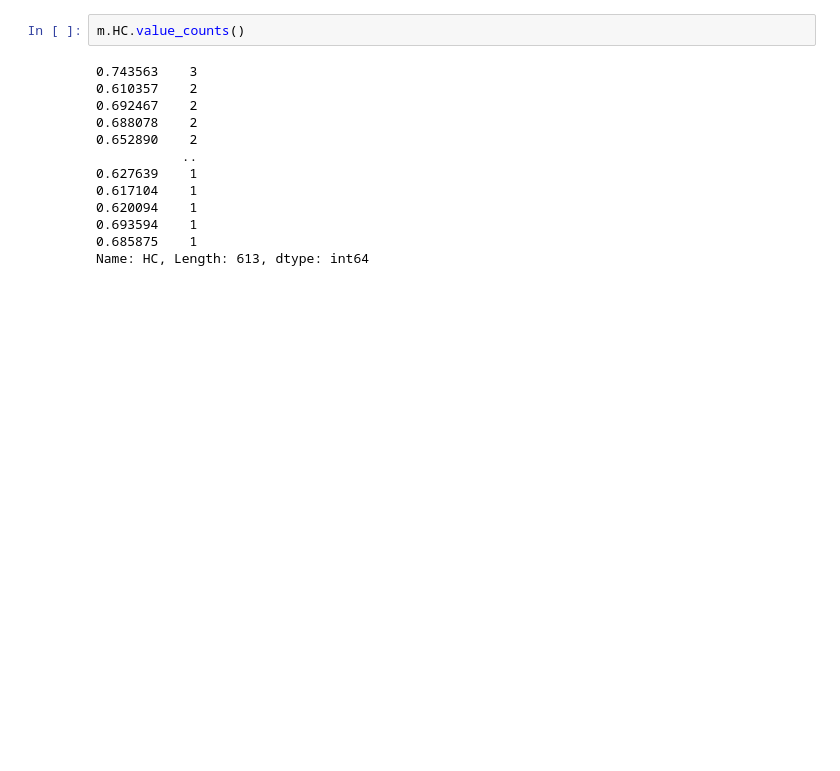
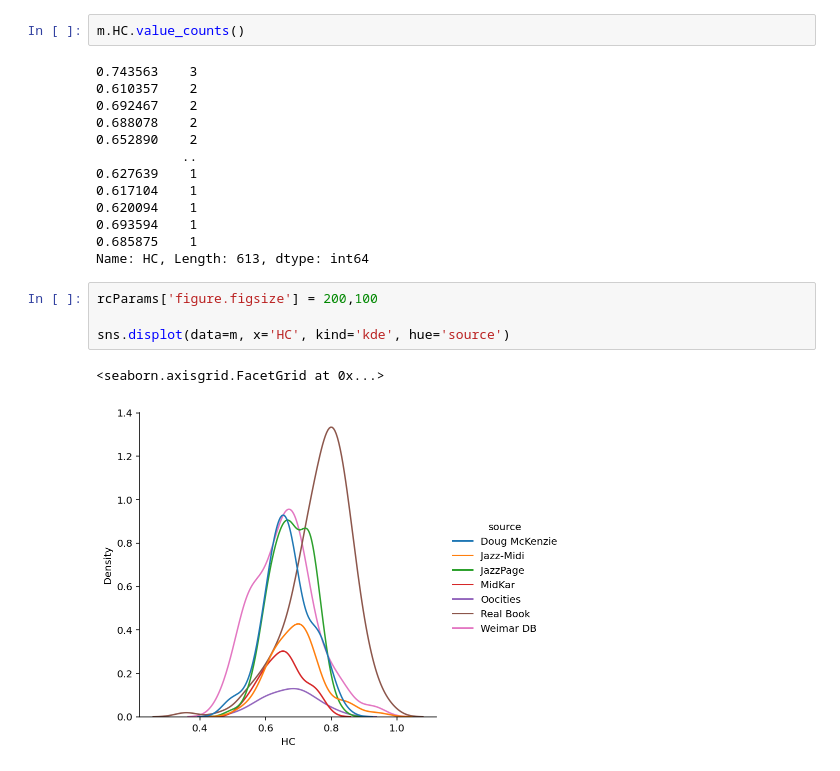
Before and after one commit to HikariNoMJ14/cool-cat-ai, a Jupyter notebook: src/Dataset Stats.ipynb, the cells around one changed output. Cells and saved outputs as stored; diff of their text form; blank space fills up the shorter version.

```diff
--- a/src/Dataset Stats.ipynb
+++ b/src/Dataset Stats.ipynb
@@ -335,3 +336,10 @@ m.HC.value_counts()
 0.693594    1
 0.685875    1
 Name: HC, Length: 613, dtype: int64
+# %%
+rcParams['figure.figsize'] = 200,100
+
+sns.displot(data=m, x='HC', kind='kde', hue='source')
+# %% [output]
+<seaborn.axisgrid.FacetGrid at 0x...>
+[figure, added]
```
Also changed, not shown: parts of 10 cells of this notebook, 8 other files.
